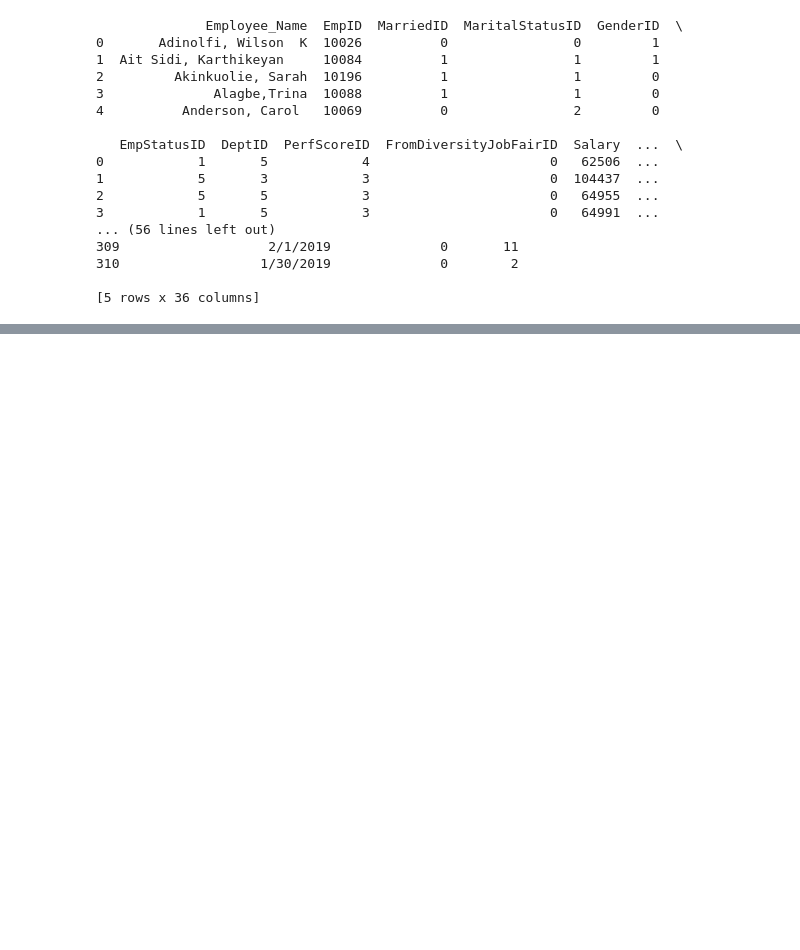
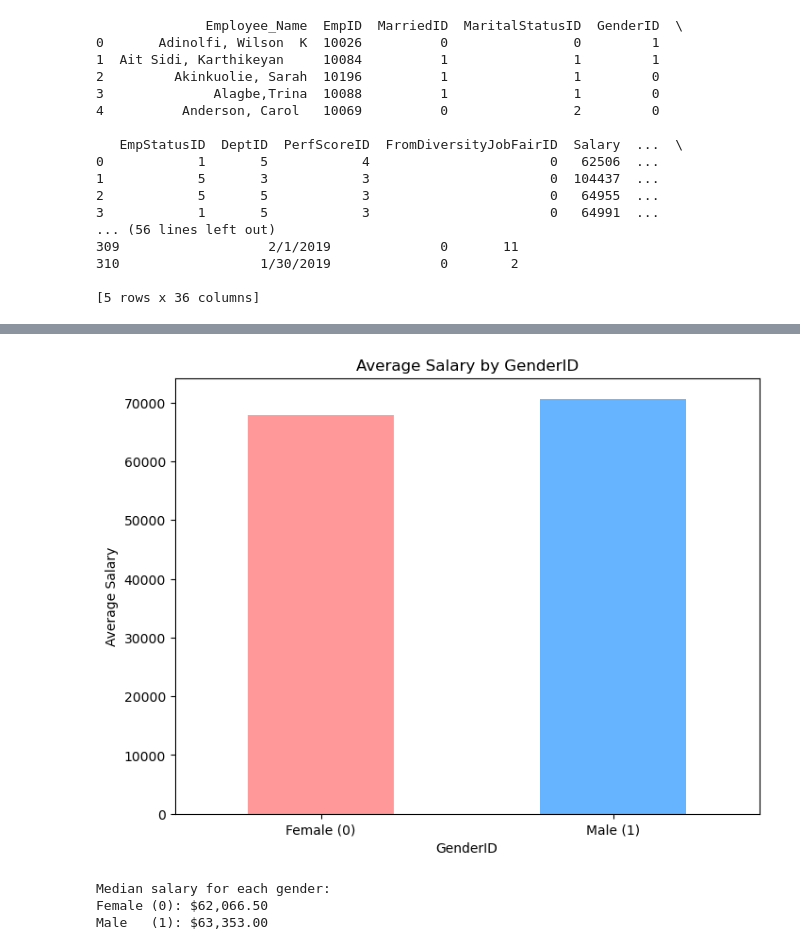
Before and after one commit to Kanitoure5301/tkh_career_analysis, a Jupyter notebook: notebooks/salary_talgat.ipynb, the cells around one changed output, grey strips where cells are left out. Drawn from its saved outputs; the diff is of its cells as text; code cells hidden in the pictures; blank space fills up the shorter version.

```diff
--- a/notebooks/salary_talgat.ipynb
+++ b/notebooks/salary_talgat.ipynb
@@ -37,0 +63,25 @@ print(salary.tail())
+# %%
+# Calculate average salary by GenderID
+avg_salary_gender = salary.groupby('GenderID')['Salary'].mean()
+
+# Plot bar plot
+plt.figure(figsize=(8,6))
+avg_salary_gender.plot(kind='bar', color=['#ff9999', '#66b3ff'])
+plt.title('Average Salary by GenderID')
+plt.xlabel('GenderID')
+plt.ylabel('Average Salary')
+plt.xticks(ticks=[0,1], labels=['Female (0)', 'Male (1)'], rotation=0)
+plt.show()
+# %% [output]
+[figure, added]
+# %%
+# Calculate median salary for each gender (GenderID: 0=Female, 1=Male)
+median_salary = salary.groupby('GenderID')['Salary'].median()
+
+print("Median salary for each gender:")
+print("Female (0): ${:,.2f}".format(median_salary[0]))
+print("Male   (1): ${:,.2f}".format(median_salary[1]))
+# %% [output]
+Median salary for each gender:
+Female (0): $62,066.50
+Male   (1): $63,353.00
```
Also changed, not shown: parts of 4 cells of this notebook.
